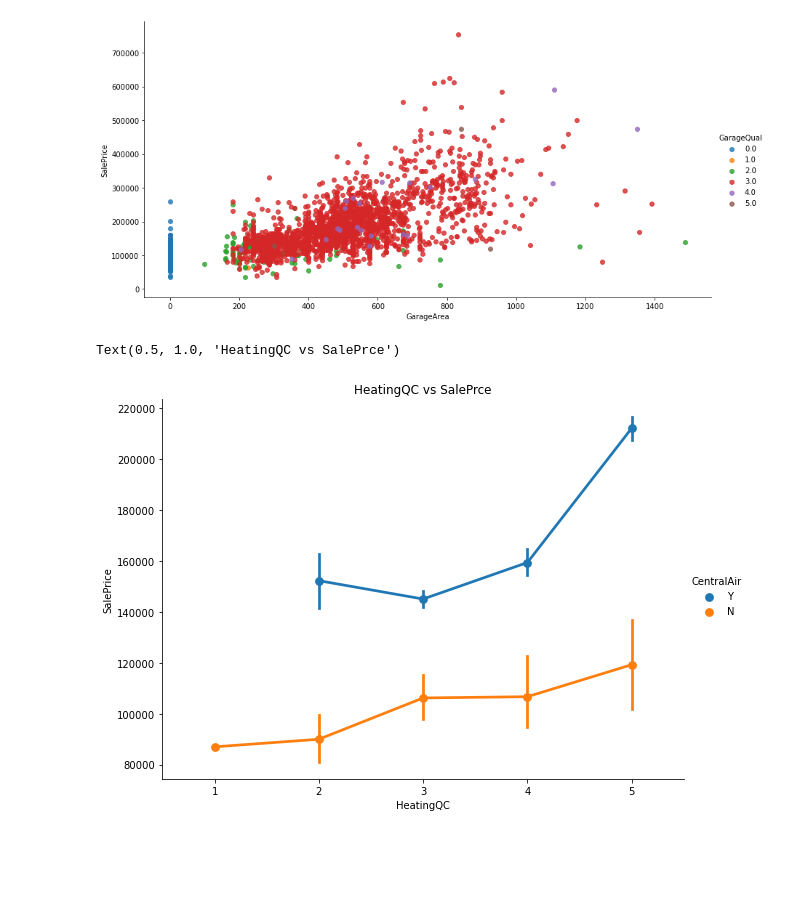
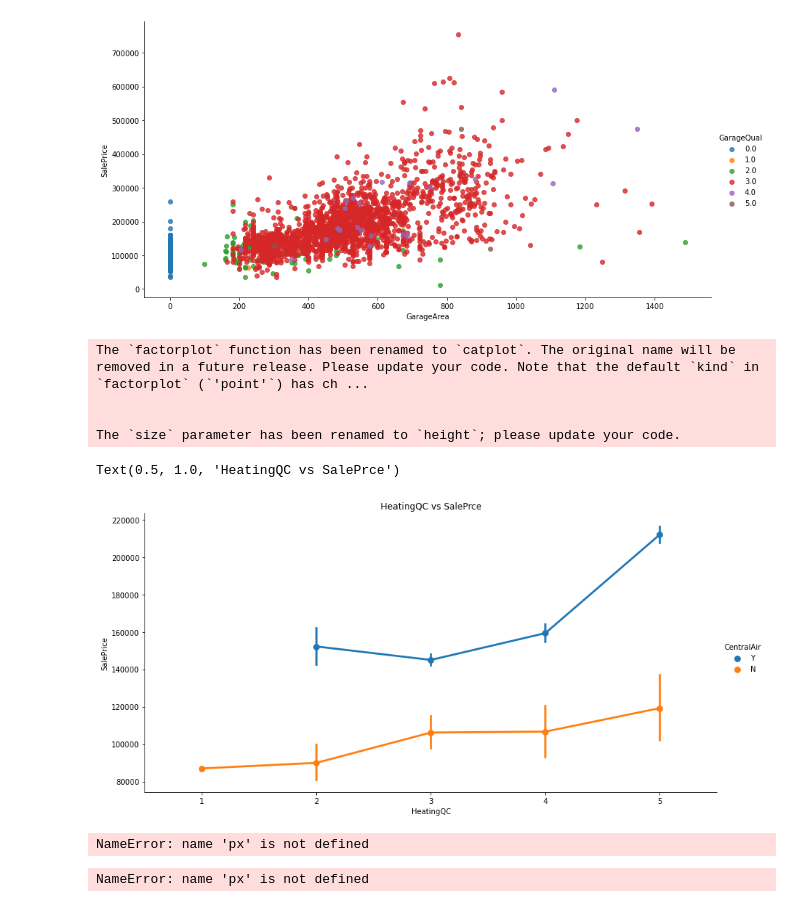
Before and after one commit to asaadalbusaidi/ML-Project1, a Jupyter notebook: ML Project.ipynb, the cells around one changed output. Drawn from its saved outputs; the diff is of its cells as text; code cells hidden in the pictures; blank space fills up the shorter version.

```diff
--- a/ML Project.ipynb
+++ b/ML Project.ipynb
@@ -398,9 +395,28 @@ sns.lmplot(x='GarageArea', y='SalePrice', hue='GarageQual',
 # %%
 #Sale price vs HeatingQC
 sns.factorplot(data=housing_cleaned,x='HeatingQC',y='SalePrice',
-               hue='CentralAir',size=6,aspect=1.4,
+               hue='CentralAir',size=6,aspect=2,
                estimator=np.mean)
 plt.title('HeatingQC vs SalePrce')
 # %% [output]
-Text(0.5, 1.0, 'HeatingQC vs SalePrce')
+The `factorplot` function has been renamed to `catplot`. The original name will be removed in a future release. Please update your code. Note that the default `kind` in `factorplot` (`'point'`) has ch ...
+
+
+The `size` parameter has been renamed to `height`; please update your code.
+Text(0.5, 1.0, 'HeatingQC vs SalePrce')
-[figure, old version]
+[figure, new version]
+# %%
+px.pie(housing_cleaned.groupby('Neighborhood',as_index=False)['Neighborhood'].count(),
+       values='Neighborhood',names='Neighborhood',labels={'Neighborhood':'Count'}
+       ,color_discrete_sequence=px.colors.sequential.Plasma,
+       hole=.5,title='<b> Houses Count in different Neighborhoods of IOWA</b>'
+      )
+# %% [output]
+NameError: name 'px' is not defined
+# %%
+px.box(housing_cleaned,x='BedroomAbvGr',y='SalePrice'
+       #,color='Neighborhood'
+       ,
+       title='<b>Total Rooms Versus Sales Price of Houses in Different Neighborhoods')
+# %% [output]
+NameError: name 'px' is not defined
```
Also changed, not shown: parts of 4 cells of this notebook.
